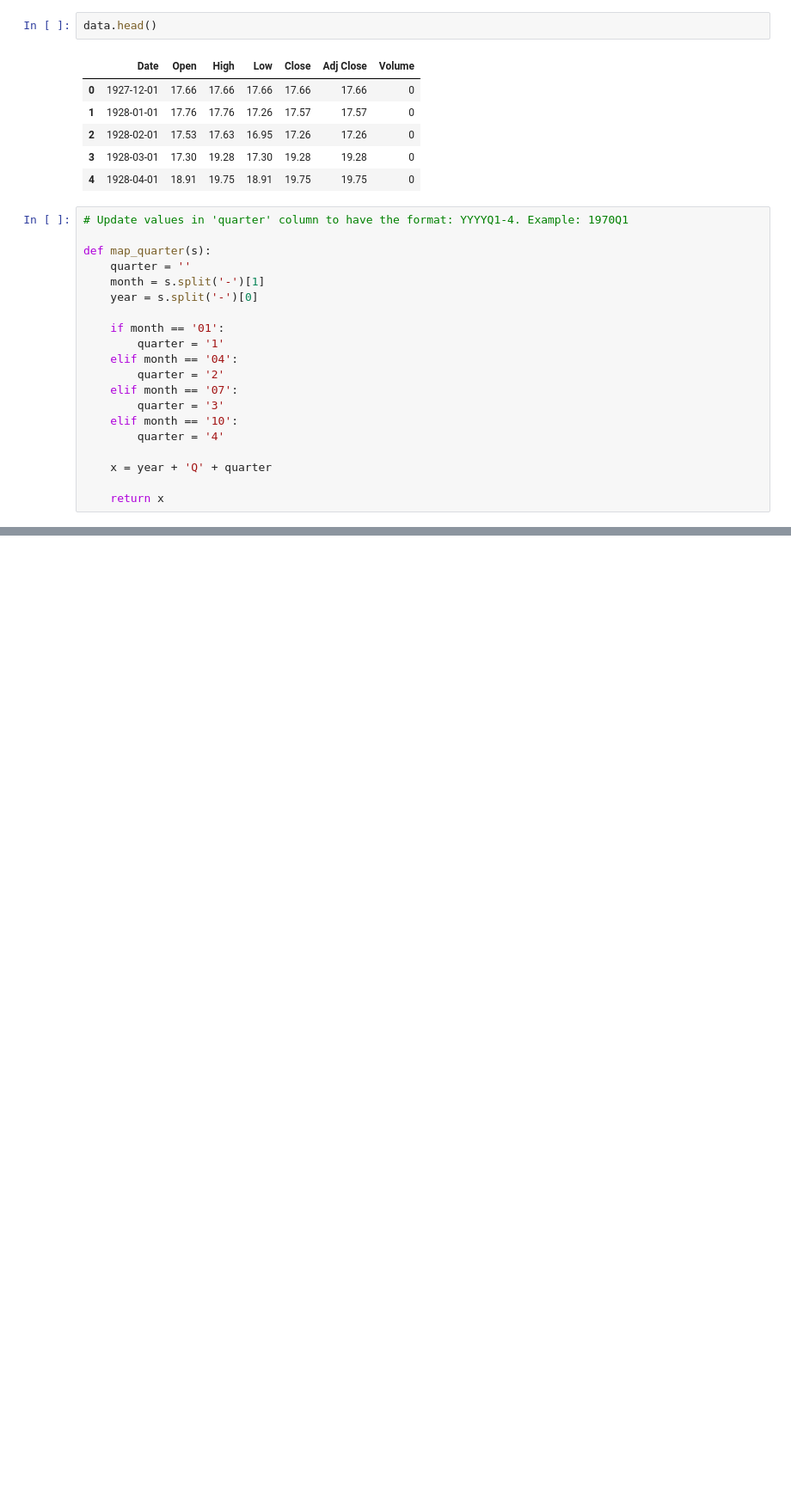
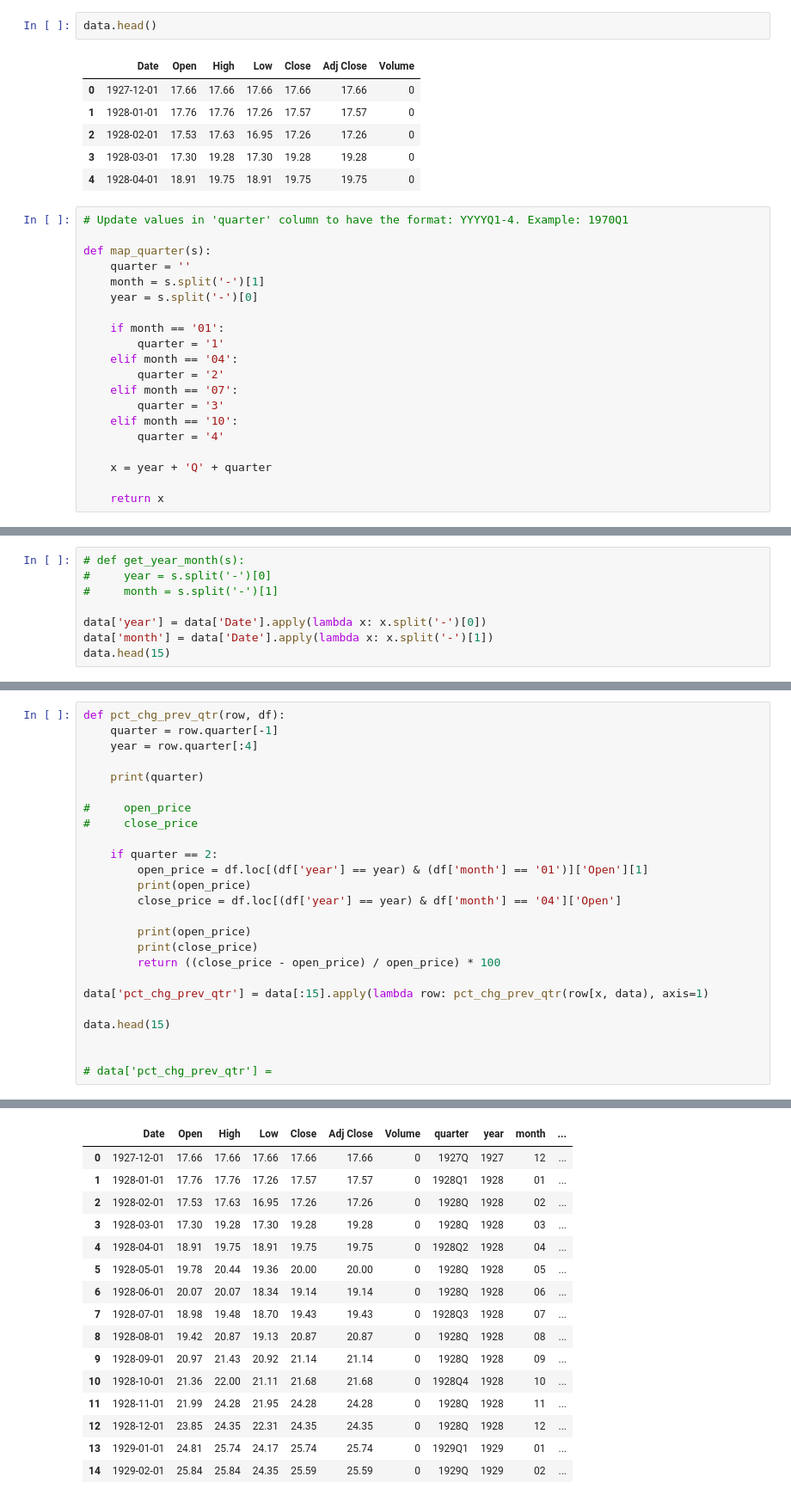
Before and after one commit to lorijta92/machine-learning-predicting-recessions, a Jupyter notebook: stock_data.ipynb, the cells around one changed output, grey strips where cells are left out. Shown at 86% size. Saved outputs shown, nothing was run; the diff lists cells and outputs as text; blank space fills up the shorter version.

```diff
--- a/stock_data.ipynb
+++ b/stock_data.ipynb
@@ -111,0 +131,8 @@ data.head()
+# %%
+# def get_year_month(s):
+#     year = s.split('-')[0]
+#     month = s.split('-')[1]
+
+data['year'] = data['Date'].apply(lambda x: x.split('-')[0])
+data['month'] = data['Date'].apply(lambda x: x.split('-')[1])
+data.head(15)
@@ -111,0 +156,26 @@ data.head()
+# %%
+def pct_chg_prev_qtr(row, df):
+    quarter = row.quarter[-1]
+    year = row.quarter[:4]
+
+    print(quarter)
+
+#     open_price
+#     close_price
+
+    if quarter == 2:
+        open_price = df.loc[(df['year'] == year) & (df['month'] == '01')]['Open'][1]
+        print(open_price)
+        close_price = df.loc[(df['year'] == year) & df['month'] == '04']['Open']
+
+        print(open_price)
+        print(close_price)
+        return ((close_price - open_price) / open_price) * 100
+
+data['pct_chg_prev_qtr'] = data[:15].apply(lambda row: pct_chg_prev_qtr(row[x, data), axis=1)
+
+data.head(15)
+
+
+# data['pct_chg_prev_qtr'] =
+# %% [output]
@@ -111,0 +197,16 @@ data.head()
+|  | Date | Open | High | Low | Close | Adj Close | Volume | quarter | year | month | ... |
+| 0 | 1927-12-01 | 17.66 | 17.66 | 17.66 | 17.66 | 17.66 | 0 | 1927Q | 1927 | 12 | ... |
+| 1 | 1928-01-01 | 17.76 | 17.76 | 17.26 | 17.57 | 17.57 | 0 | 1928Q1 | 1928 | 01 | ... |
+| 2 | 1928-02-01 | 17.53 | 17.63 | 16.95 | 17.26 | 17.26 | 0 | 1928Q | 1928 | 02 | ... |
+| 3 | 1928-03-01 | 17.30 | 19.28 | 17.30 | 19.28 | 19.28 | 0 | 1928Q | 1928 | 03 | ... |
+| 4 | 1928-04-01 | 18.91 | 19.75 | 18.91 | 19.75 | 19.75 | 0 | 1928Q2 | 1928 | 04 | ... |
+| 5 | 1928-05-01 | 19.78 | 20.44 | 19.36 | 20.00 | 20.00 | 0 | 1928Q | 1928 | 05 | ... |
+| 6 | 1928-06-01 | 20.07 | 20.07 | 18.34 | 19.14 | 19.14 | 0 | 1928Q | 1928 | 06 | ... |
+| 7 | 1928-07-01 | 18.98 | 19.48 | 18.70 | 19.43 | 19.43 | 0 | 1928Q3 | 1928 | 07 | ... |
+| 8 | 1928-08-01 | 19.42 | 20.87 | 19.13 | 20.87 | 20.87 | 0 | 1928Q | 1928 | 08 | ... |
+| 9 | 1928-09-01 | 20.97 | 21.43 | 20.92 | 21.14 | 21.14 | 0 | 1928Q | 1928 | 09 | ... |
+| 10 | 1928-10-01 | 21.36 | 22.00 | 21.11 | 21.68 | 21.68 | 0 | 1928Q4 | 1928 | 10 | ... |
+| 11 | 1928-11-01 | 21.99 | 24.28 | 21.95 | 24.28 | 24.28 | 0 | 1928Q | 1928 | 11 | ... |
+| 12 | 1928-12-01 | 23.85 | 24.35 | 22.31 | 24.35 | 24.35 | 0 | 1928Q | 1928 | 12 | ... |
+| 13 | 1929-01-01 | 24.81 | 25.74 | 24.17 | 25.74 | 25.74 | 0 | 1929Q1 | 1929 | 01 | ... |
+| 14 | 1929-02-01 | 25.84 | 25.84 | 24.35 | 25.59 | 25.59 | 0 | 1929Q | 1929 | 02 | ... |
```
Also changed, not shown: parts of 5 cells of this notebook.
